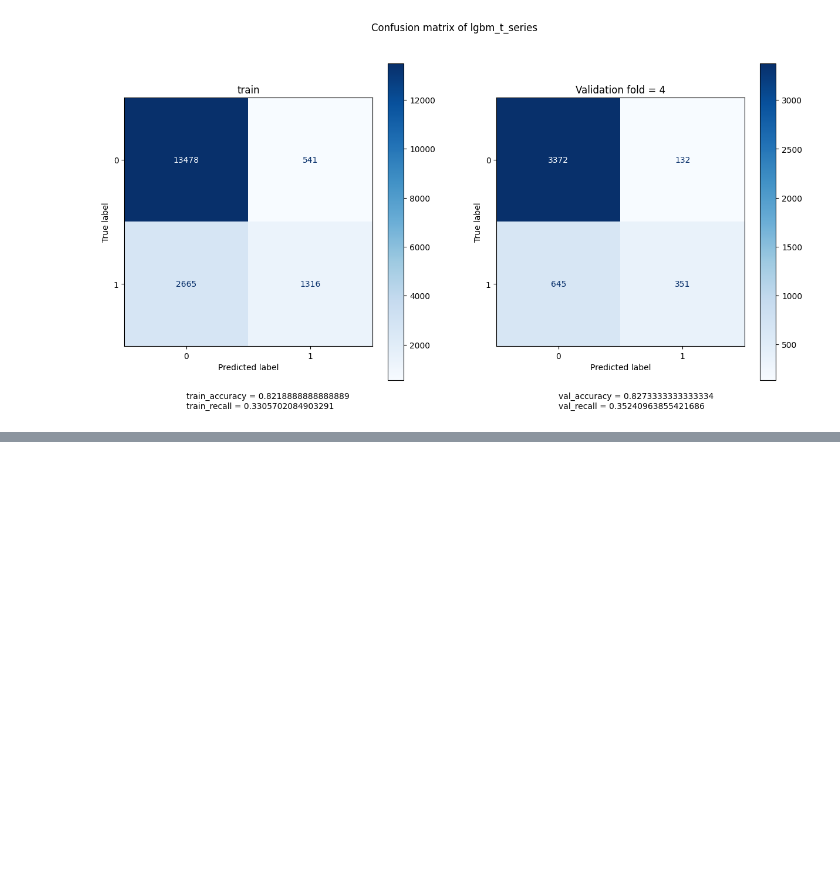
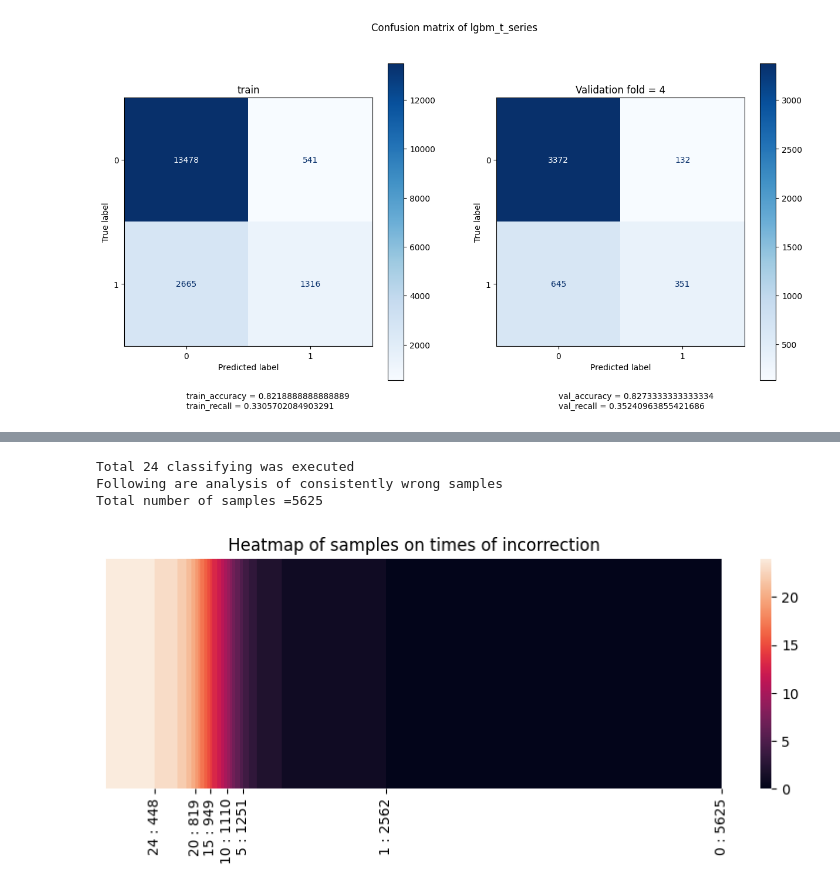
Before and after one commit to sinwall/221117_MLBasic, a Jupyter notebook: SW/Final.ipynb, the cells around one changed output, grey strips where cells are left out. Cells and saved outputs as stored; diff of their text form; code cells hidden in the pictures; blank space fills up the shorter version.

```diff
--- a/SW/Final.ipynb
+++ b/SW/Final.ipynb
@@ -366,0 +378,26 @@ Text(0.5, 0.98, 'Confusion matrix of lgbm_t_series')
+# %%
+prediction_dataframe = pd.read_csv('./output/tree_1/val_results_less_features.csv',index_col=0)
+wrong =prediction_dataframe.apply(lambda x :abs(x-prediction_dataframe.default), axis=0)
+wrong_sum =wrong.sum(axis=1)
+
+
+
+n = wrong.shape[1]-1
+print(f'Total {n} classifying was executed\nFollowing are analysis of consistently wrong samples')
+print(f'Total number of samples ={wrong_sum.shape[0]}')
+import seaborn as sns
+fig, ax = plt.subplots(figsize=(10,3))
+freq_for_heat =wrong_sum.sort_values(ascending=False).to_numpy().reshape(1,-1)
+sns.heatmap(freq_for_heat,vmax=n)
+x_ticks =[wrong_sum[wrong_sum>j].shape[0] for j in [n-1,19,14,9,4,0,-1]]
+ax.set_xticks(x_ticks)
+ax.set_xticklabels([f'{freq} : {count}' for count,freq in zip(x_ticks,[n,20,15,10,5,1,0])])
+ax.set_yticks([])
+ax.set_title('Heatmap of samples on times of incorrection')
+plt.show()
+plt.close()
+# %% [output]
+Total 24 classifying was executed
+Following are analysis of consistently wrong samples
+Total number of samples =5625
+[figure, added]
```
Also changed, not shown: parts of 39 cells of this notebook.
